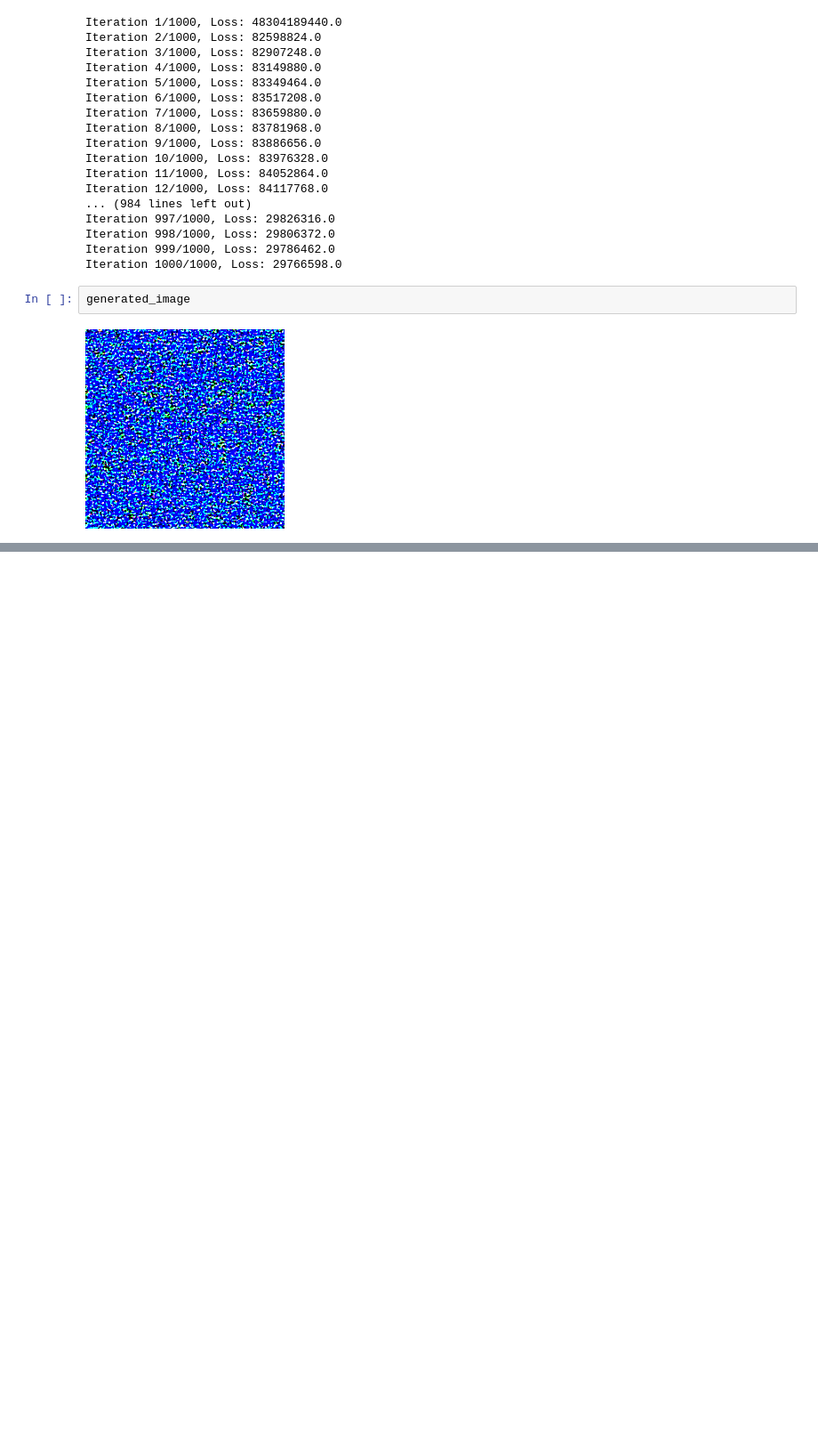
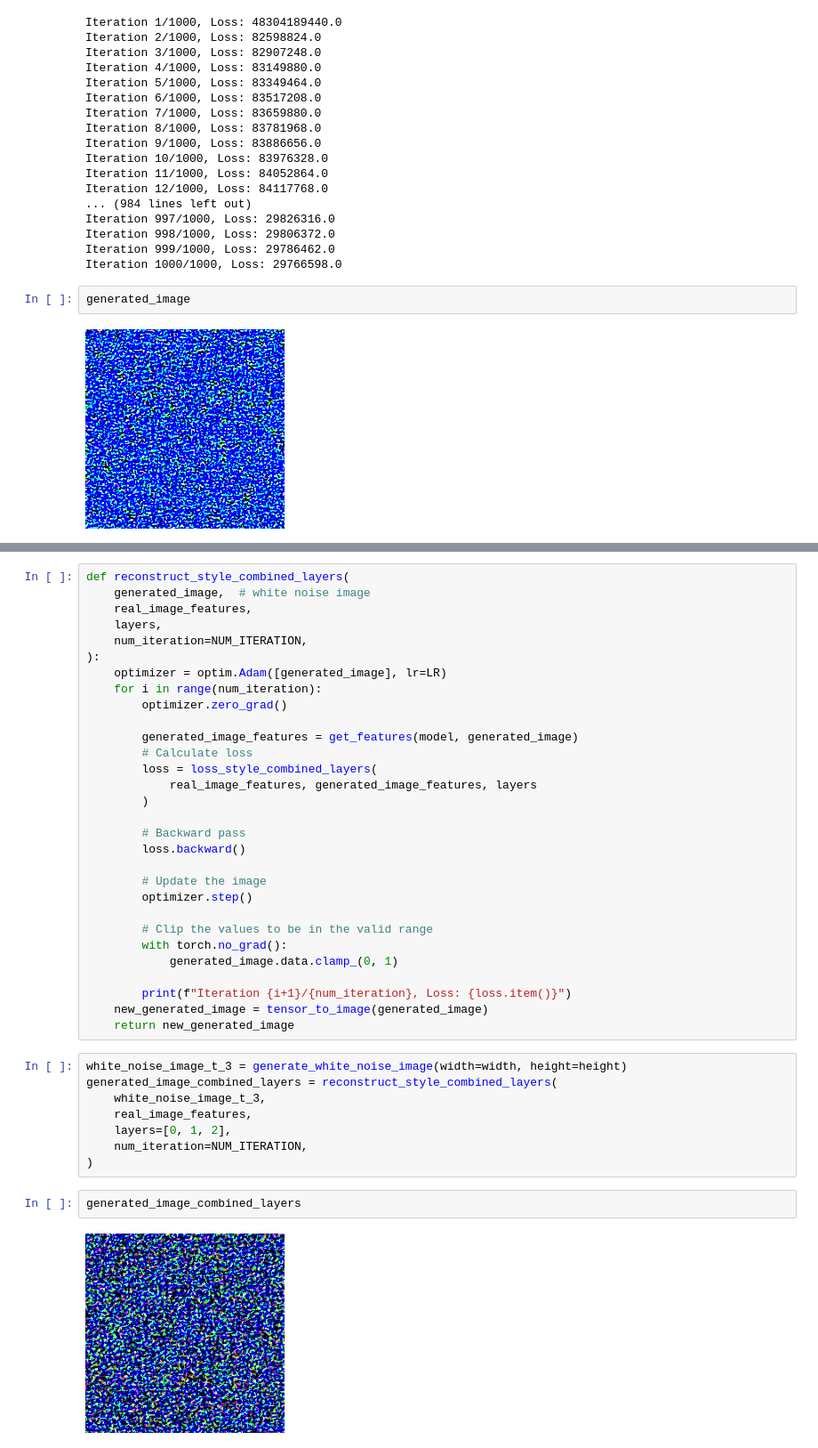
Before and after one commit to BlcMed/artististic-style-morpher, a Jupyter notebook: notebooks/3-style_reconstruction.ipynb, the cells around one changed output, grey strips where cells are left out. Shown at 89% size. Saved outputs shown, nothing was run; the diff lists cells and outputs as text; blank space fills up the shorter version.

```diff
--- a/notebooks/3-style_reconstruction.ipynb
+++ b/notebooks/3-style_reconstruction.ipynb
@@ -178,0 +222,42 @@ generated_image
+# %%
+def reconstruct_style_combined_layers(
+    generated_image,  # white noise image
+    real_image_features,
+    layers,
+    num_iteration=NUM_ITERATION,
+):
+    optimizer = optim.Adam([generated_image], lr=LR)
+    for i in range(num_iteration):
+        optimizer.zero_grad()
+
+        generated_image_features = get_features(model, generated_image)
+        # Calculate loss
+        loss = loss_style_combined_layers(
+            real_image_features, generated_image_features, layers
+        )
+
+        # Backward pass
+        loss.backward()
+
+        # Update the image
+        optimizer.step()
+
+        # Clip the values to be in the valid range
+        with torch.no_grad():
+            generated_image.data.clamp_(0, 1)
+
+        print(f"Iteration {i+1}/{num_iteration}, Loss: {loss.item()}")
+    new_generated_image = tensor_to_image(generated_image)
+    return new_generated_image
+# %%
+white_noise_image_t_3 = generate_white_noise_image(width=width, height=height)
+generated_image_combined_layers = reconstruct_style_combined_layers(
+    white_noise_image_t_3,
+    real_image_features,
+    layers=[0, 1, 2],
+    num_iteration=NUM_ITERATION,
+)
+# %%
+generated_image_combined_layers
+# %% [output]
+[figure, added]
```
Also changed, not shown: parts of 12 cells of this notebook.
